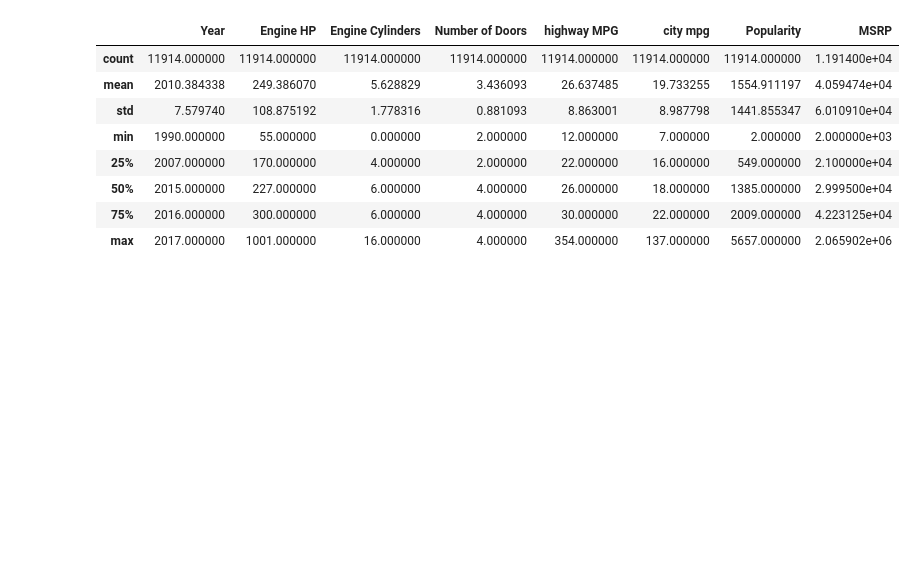
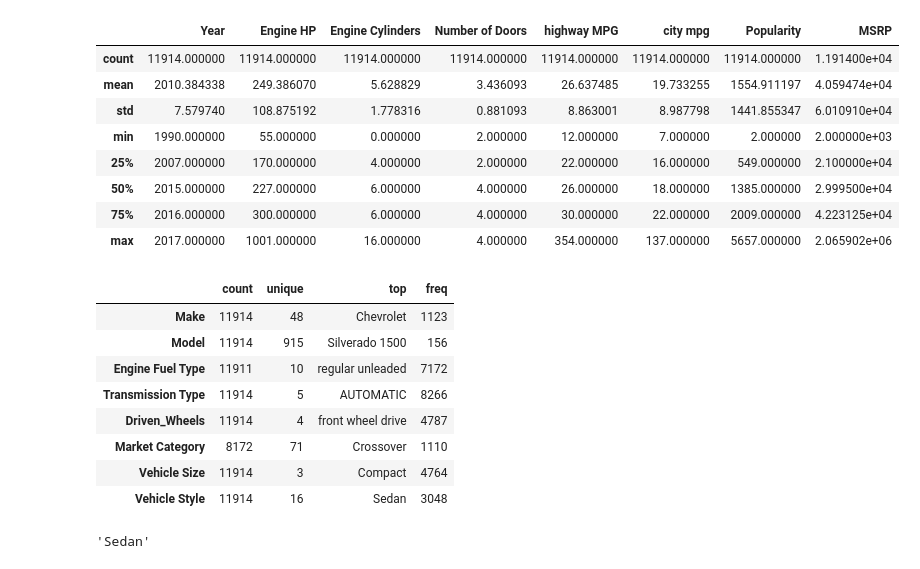
Before and after one commit to akinyosoyeisaac/Zoomcamp, a Jupyter notebook: assignment_1.ipynb, the cells around one changed output. Saved outputs shown, nothing was run; the diff lists cells and outputs as text; code cells hidden in the pictures; blank space fills up the shorter version.

```diff
--- a/assignment_1.ipynb
+++ b/assignment_1.ipynb
@@ -108,3 +108,19 @@ df.fillna({column: df[column].mean() for column in index_missing_value if df[col
 | 50% | 2015.000000 | 227.000000 | 6.000000 | 4.000000 | 26.000000 | 18.000000 | 1385.000000 | 2.999500e+04 |
 | 75% | 2016.000000 | 300.000000 | 6.000000 | 4.000000 | 30.000000 | 22.000000 | 2009.000000 | 4.223125e+04 |
 | max | 2017.000000 | 1001.000000 | 16.000000 | 4.000000 | 354.000000 | 137.000000 | 5657.000000 | 2.065902e+06 |
+# %%
+df.describe(include="object").T
+# %% [output]
+|  | count | unique | top | freq |
+| Make | 11914 | 48 | Chevrolet | 1123 |
+| Model | 11914 | 915 | Silverado 1500 | 156 |
+| Engine Fuel Type | 11911 | 10 | regular unleaded | 7172 |
+| Transmission Type | 11914 | 5 | AUTOMATIC | 8266 |
+| Driven_Wheels | 11914 | 4 | front wheel drive | 4787 |
+| Market Category | 8172 | 71 | Crossover | 1110 |
+| Vehicle Size | 11914 | 3 | Compact | 4764 |
+| Vehicle Style | 11914 | 16 | Sedan | 3048 |
+# %%
+df["Vehicle Style"].mode()[0]
+# %% [output]
+'Sedan'
```
Also changed, not shown: parts of 8 cells of this notebook.
